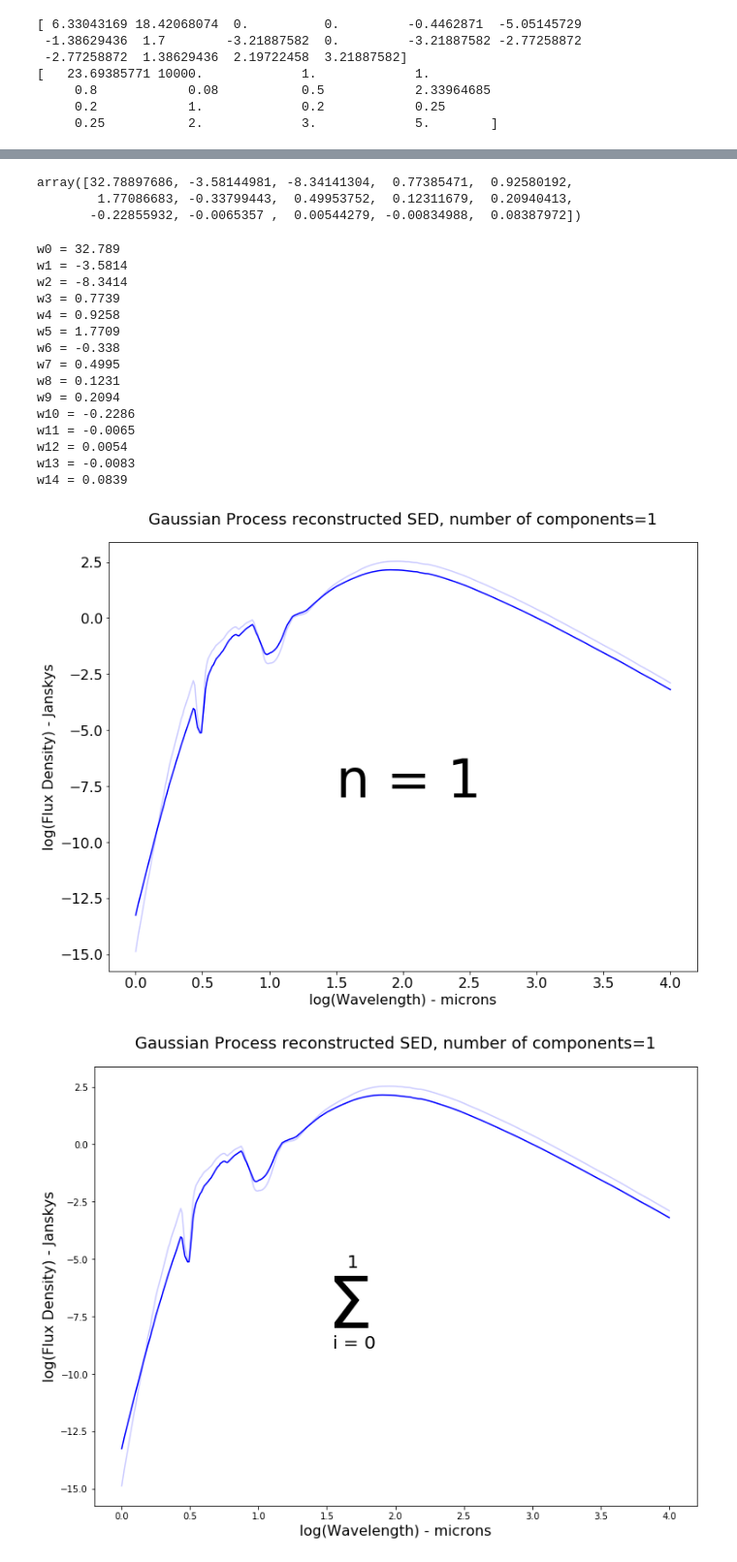
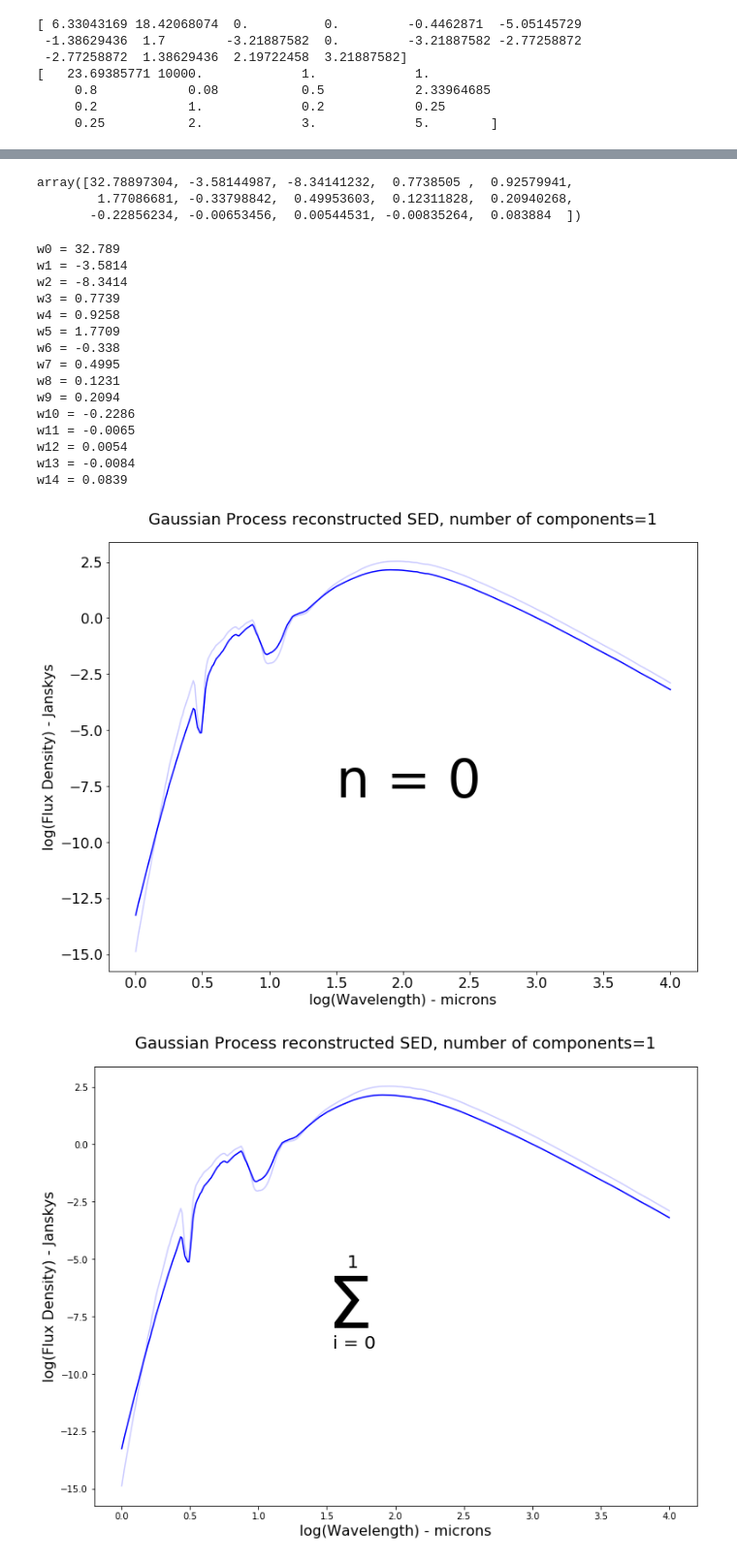
Before and after one commit to elizabethteng/crassula, a Jupyter notebook: press_F.ipynb, the cells around one changed output, grey strips where cells are left out. Shown at 97% size. Cells and saved outputs as stored; diff of their text form; code cells hidden in the pictures.

```diff
--- a/press_F.ipynb
+++ b/press_F.ipynb
@@ -66,25 +66,28 @@ fitdata=[]
 for i in range(len(cube)):
     modeldata=[]
     coeffs=pca.transform(seds_msub[i].reshape(1,-1))
-    for k in range(18):
+    for k in range(15):
         modeldata.append(coeffs[0][k])
     fitdata.append(modeldata)
 
 def load_pcwpar(weight):
     p=[]
     w=[]
+    m=[]
     for i in range(len(cube)):
         pars=[]
         for j in range(len(param_names)):
             pars.append(dictionary[i][param_names[j]])
         p.append(pars)
         w.append(fitdata[i][weight])
+        m.append(np.nanmean(nancube,axis=1)[i])
 
-    return p,w
+    return p,w,m
 
 def load_pcwpar_all():
     p=[]
     w=[]
+    m=[]
     for i in range(len(cube)):
         pars=[]
         for j in range(len(param_names)):
@@ -94,5 +97,6 @@ def load_pcwpar_all():
         for k in range(15):
             weights.append(fitdata[i][k])
         w.append(weights)
-    return p,w
+        m.append(np.nanmean(nancube,axis=1)[i])
+    return p,w,m
 # %% [output]
@@ -103,4 +104,10 @@ ws=np.transpose(ws)
 # %%
+Xs,ws,ms=load_pcwpar_all()
+ws=np.transpose(ws)
+ws1=np.ndarray.tolist(ws)
+ws1.append(ms)
+ws=ws1
+
 yerrs=[]
-for i in range(15):
+for i in range(16):
     yerrs.append([x*0.01 for x in ws[i]])
@@ -171,10 +153,0 @@ dictionary[400]
-# %%
-xpred=[]
-for i in range(15):
-    xpred.append(dictionary[400][param_names[i]])
-for i in range(15):
-    r=(ranges[i][1]-ranges[i][0])*.1
-    xpred[i]+=np.random.uniform(-r,r)
-# %%
-for i in range(15):
-    print(param_names[i]+" = "+str(np.round(xpred[i],2)))
@@ -206,9 +183,9 @@ for i in range(15):
 # %%
 np.array(preds)[:,0]
 # %% [output]
-array([32.78897686, -3.58144981, -8.34141304,  0.77385471,  0.92580192,
-        1.77086683, -0.33799443,  0.49953752,  0.12311679,  0.20940413,
-       -0.22855932, -0.0065357 ,  0.00544279, -0.00834988,  0.08387972])
+array([32.78897304, -3.58144987, -8.34141232,  0.7738505 ,  0.92579941,
+        1.77086681, -0.33798842,  0.49953603,  0.12311828,  0.20940268,
+       -0.22856234, -0.00653456,  0.00544531, -0.00835264,  0.083884  ])
 # %%
 for i in range(15):
     print("w"+str(i)+" = "+str(np.round(np.array(preds)[:,0][i],4)))
@@ -226,41 +203,41 @@ w9 = 0.2094
 w10 = -0.2286
 w11 = -0.0065
 w12 = 0.0054
-w13 = -0.0083
+w13 = -0.0084
 w14 = 0.0839
 # %%
 ncomp=15
 nfeat=400
 fig,ax= plt.subplots(figsize=(12,9))
 coeffs=np.array(preds)[:,0]
 reconst=[]
 for j in range(ncomp):
     reconst.append(np.dot(coeffs[0:j+1],eigenseds[0:j+1,0:nfeat]) +\
                    pca.mean_[0:nfeat])
 ax.plot(np.log10(xvals),reconst[14],c='b',alpha=0.2)
 ax.tick_params(labelsize=16)
 line, = ax.plot(np.log10(xvals)[0:nfeat], reconst[0], c='b')
 
 ann_list=[]
 def animate(i):
     if not len(ann_list)==0:
         ax.texts.remove(ax.texts[0])
     line.set_ydata(reconst[int(i)])
     ax.set_xlabel("log(Wavelength) - microns",fontsize=16)
-    ann=ax.annotate("n = "+str(i+1),(1.5,-8),size=60)
+    ann=ax.annotate("n = "+str(i),(1.5,-8),size=60)
     ann_list.append(ann)
     ax.set_ylabel("log(Flux Density) - Janskys",fontsize=16)
     ax.set_title("Gaussian Process reconstructed SED, number of components="+str(int(i)+1),fontsize=18,pad=20)
     return line,ax
 
 #fs=np.ndarray.tolist(np.arange(0,ncomp))
 #for i in range(4):
 #    fs.append(ncomp-1)
 fs=[0,1,2,3,4,5,6,7,8,9,10,11,12,13,14,14]
 anim=FuncAnimation(fig,animate,frames=fs,interval=800)
 anim.save("../talk/test_gp_reconst_2.gif", dpi=72, writer="imagemagick")
 # %% [output]
-[figure, old version]
+[figure, new version]
 # %%
 ncomp=15
 nfeat=400
```
Also changed, not shown: parts of 9 cells of this notebook, 4 other files.
